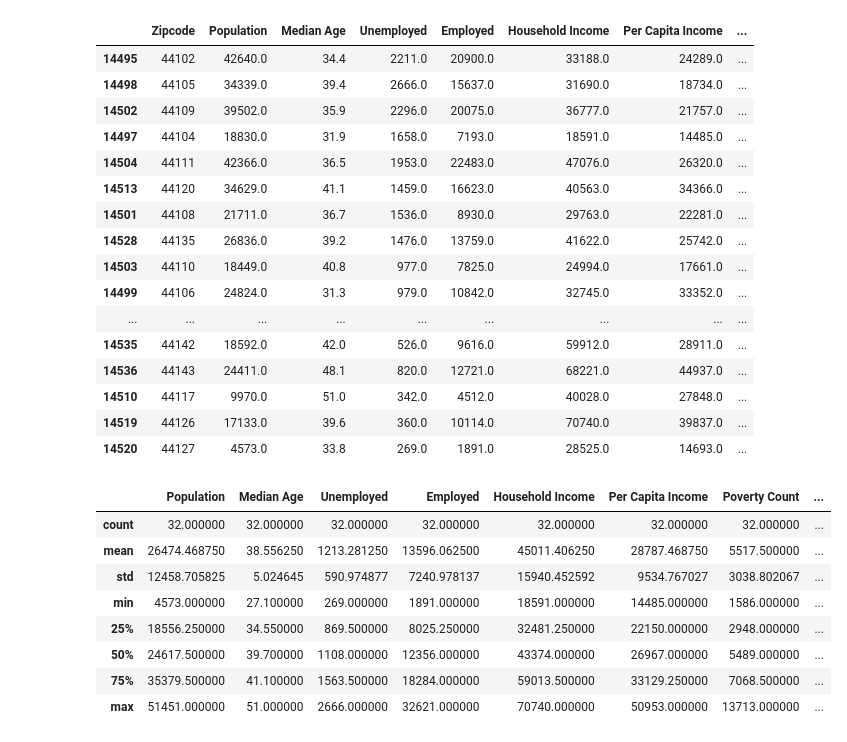
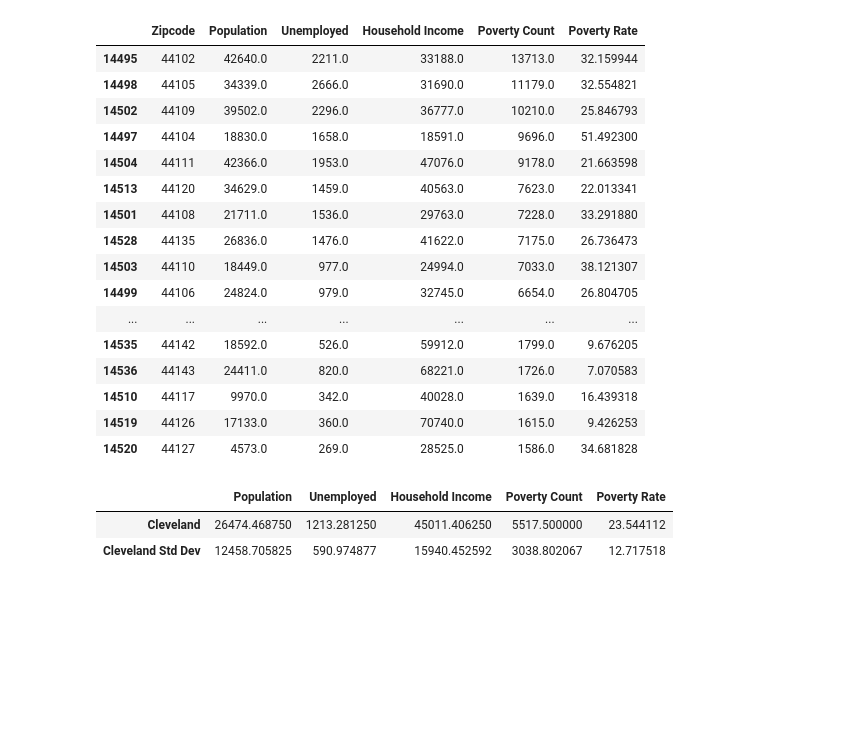
Before and after one commit to Mikelmillz/Group_Project_1_Private_Invest, a Jupyter notebook: Mainbranch/MichaelFolder/Census_Data_2021.ipynb, the cells around one changed output. Saved outputs shown, nothing was run; the diff lists cells and outputs as text; code cells hidden in the pictures; blank space fills up the shorter version.

```diff
--- a/Mainbranch/MichaelFolder/Census_Data_2021.ipynb
+++ b/Mainbranch/MichaelFolder/Census_Data_2021.ipynb
@@ -18,11 +18,8 @@ census_data = c.acs5.get(
         "NAME",
         "B19013_001E",
         "B01003_001E",
-        "B01002_001E",
-        "B19301_001E",
         "B17001_002E",
-        "B23025_005E",
-        "B23025_002E"
+        "B23025_005E"
     ),
     {'for': 'zip code tabulation area:*'}
 )
@@ -34,12 +31,9 @@ census_df = pd.DataFrame(census_data)
 census_df = census_df.rename(
     columns = {
         "B01003_001E": "Population",
-        "B01002_001E": "Median Age",
         "B19013_001E": "Household Income",
-        "B19301_001E": "Per Capita Income",
         "B17001_002E": "Poverty Count",
         "B23025_005E": 'Unemployed',
-        "B23025_002E": 'Employed',
         "NAME": "Name",
         "zip code tabulation area": "Zipcode"
     }
@@ -53,11 +47,8 @@ census_df = census_df[
     [
         "Zipcode",
         "Population",
-        "Median Age",
         'Unemployed',
-        'Employed',
         "Household Income",
-        "Per Capita Income",
         "Poverty Count",
         "Poverty Rate",
 
@@ -254,35 +263,41 @@ cleveland_df = cleveland_df.dropna()
 
 cleveland_df
 # %% [output]
-|  | Zipcode | Population | Median Age | Unemployed | Employed | Household Income | Per Capita Income | ... |
-| 14495 | 44102 | 42640.0 | 34.4 | 2211.0 | 20900.0 | 33188.0 | 24289.0 | ... |
-| 14498 | 44105 | 34339.0 | 39.4 | 2666.0 | 15637.0 | 31690.0 | 18734.0 | ... |
-| 14502 | 44109 | 39502.0 | 35.9 | 2296.0 | 20075.0 | 36777.0 | 21757.0 | ... |
-| 14497 | 44104 | 18830.0 | 31.9 | 1658.0 | 7193.0 | 18591.0 | 14485.0 | ... |
-| 14504 | 44111 | 42366.0 | 36.5 | 1953.0 | 22483.0 | 47076.0 | 26320.0 | ... |
-| 14513 | 44120 | 34629.0 | 41.1 | 1459.0 | 16623.0 | 40563.0 | 34366.0 | ... |
-| 14501 | 44108 | 21711.0 | 36.7 | 1536.0 | 8930.0 | 29763.0 | 22281.0 | ... |
-| 14528 | 44135 | 26836.0 | 39.2 | 1476.0 | 13759.0 | 41622.0 | 25742.0 | ... |
-| 14503 | 44110 | 18449.0 | 40.8 | 977.0 | 7825.0 | 24994.0 | 17661.0 | ... |
-| 14499 | 44106 | 24824.0 | 31.3 | 979.0 | 10842.0 | 32745.0 | 33352.0 | ... |
-| ... | ... | ... | ... | ... | ... | ... | ... | ... |
-| 14535 | 44142 | 18592.0 | 42.0 | 526.0 | 9616.0 | 59912.0 | 28911.0 | ... |
-| 14536 | 44143 | 24411.0 | 48.1 | 820.0 | 12721.0 | 68221.0 | 44937.0 | ... |
-| 14510 | 44117 | 9970.0 | 51.0 | 342.0 | 4512.0 | 40028.0 | 27848.0 | ... |
-| 14519 | 44126 | 17133.0 | 39.6 | 360.0 | 10114.0 | 70740.0 | 39837.0 | ... |
-| 14520 | 44127 | 4573.0 | 33.8 | 269.0 | 1891.0 | 28525.0 | 14693.0 | ... |
+|  | Zipcode | Population | Unemployed | Household Income | Poverty Count | Poverty Rate |
+| 14495 | 44102 | 42640.0 | 2211.0 | 33188.0 | 13713.0 | 32.159944 |
+| 14498 | 44105 | 34339.0 | 2666.0 | 31690.0 | 11179.0 | 32.554821 |
+| 14502 | 44109 | 39502.0 | 2296.0 | 36777.0 | 10210.0 | 25.846793 |
+| 14497 | 44104 | 18830.0 | 1658.0 | 18591.0 | 9696.0 | 51.492300 |
+| 14504 | 44111 | 42366.0 | 1953.0 | 47076.0 | 9178.0 | 21.663598 |
+| 14513 | 44120 | 34629.0 | 1459.0 | 40563.0 | 7623.0 | 22.013341 |
+| 14501 | 44108 | 21711.0 | 1536.0 | 29763.0 | 7228.0 | 33.291880 |
+| 14528 | 44135 | 26836.0 | 1476.0 | 41622.0 | 7175.0 | 26.736473 |
+| 14503 | 44110 | 18449.0 | 977.0 | 24994.0 | 7033.0 | 38.121307 |
+| 14499 | 44106 | 24824.0 | 979.0 | 32745.0 | 6654.0 | 26.804705 |
+| ... | ... | ... | ... | ... | ... | ... |
+| 14535 | 44142 | 18592.0 | 526.0 | 59912.0 | 1799.0 | 9.676205 |
+| 14536 | 44143 | 24411.0 | 820.0 | 68221.0 | 1726.0 | 7.070583 |
+| 14510 | 44117 | 9970.0 | 342.0 | 40028.0 | 1639.0 | 16.439318 |
+| 14519 | 44126 | 17133.0 | 360.0 | 70740.0 | 1615.0 | 9.426253 |
+| 14520 | 44127 | 4573.0 | 269.0 | 28525.0 | 1586.0 | 34.681828 |
 # %%
-cleveland_df.describe()
+numeric_columns_cleveland = cleveland_df.select_dtypes(include='number')
+cleveland_stats_data = numeric_columns_cleveland.mean()
+cleveland_std_data = numeric_columns_cleveland.std(skipna=True)
+
+cleveland_stats = pd.DataFrame(cleveland_stats_data).transpose()
+cleveland_stats.index = ['Cleveland']
+
+cleveland_std = pd.DataFrame(cleveland_std_data).transpose()
+cleveland_std.index = ['Cleveland Std Dev']
+
+cleveland_stats = pd.concat([cleveland_stats, cleveland_std])
+
+cleveland_stats
 # %% [output]
-|  | Population | Median Age | Unemployed | Employed | Household Income | Per Capita Income | Poverty Count | ... |
-| count | 32.000000 | 32.000000 | 32.000000 | 32.000000 | 32.000000 | 32.000000 | 32.000000 | ... |
-| mean | 26474.468750 | 38.556250 | 1213.281250 | 13596.062500 | 45011.406250 | 28787.468750 | 5517.500000 | ... |
-| std | 12458.705825 | 5.024645 | 590.974877 | 7240.978137 | 15940.452592 | 9534.767027 | 3038.802067 | ... |
-| min | 4573.000000 | 27.100000 | 269.000000 | 1891.000000 | 18591.000000 | 14485.000000 | 1586.000000 | ... |
-| 25% | 18556.250000 | 34.550000 | 869.500000 | 8025.250000 | 32481.250000 | 22150.000000 | 2948.000000 | ... |
-| 50% | 24617.500000 | 39.700000 | 1108.000000 | 12356.000000 | 43374.000000 | 26967.000000 | 5489.000000 | ... |
-| 75% | 35379.500000 | 41.100000 | 1563.500000 | 18284.000000 | 59013.500000 | 33129.250000 | 7068.500000 | ... |
-| max | 51451.000000 | 51.000000 | 2666.000000 | 32621.000000 | 70740.000000 | 50953.000000 | 13713.000000 | ... |
+|  | Population | Unemployed | Household Income | Poverty Count | Poverty Rate |
+| Cleveland | 26474.468750 | 1213.281250 | 45011.406250 | 5517.500000 | 23.544112 |
+| Cleveland Std Dev | 12458.705825 | 590.974877 | 15940.452592 | 3038.802067 | 12.717518 |
 # %%
 desired_zip_codes = ["59801", "59802", "59803", "59804", "59806", "59807", "59808"]
 
```
Also changed, not shown: parts of 17 cells of this notebook, 1 other file.
